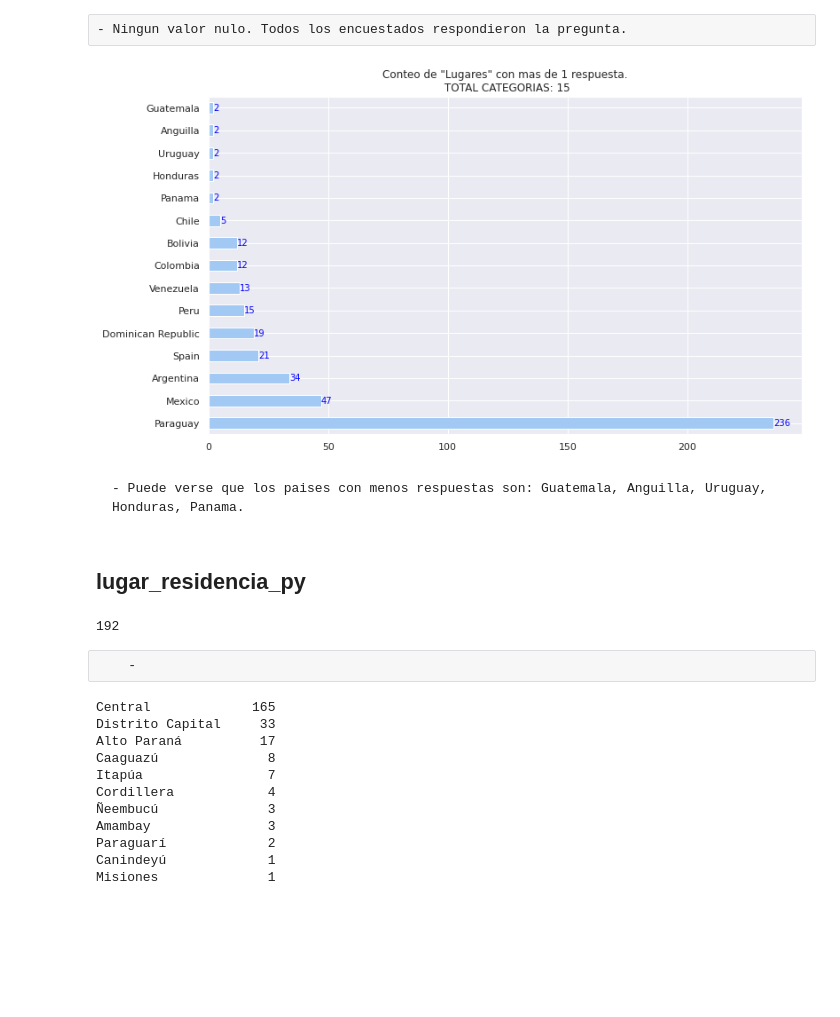
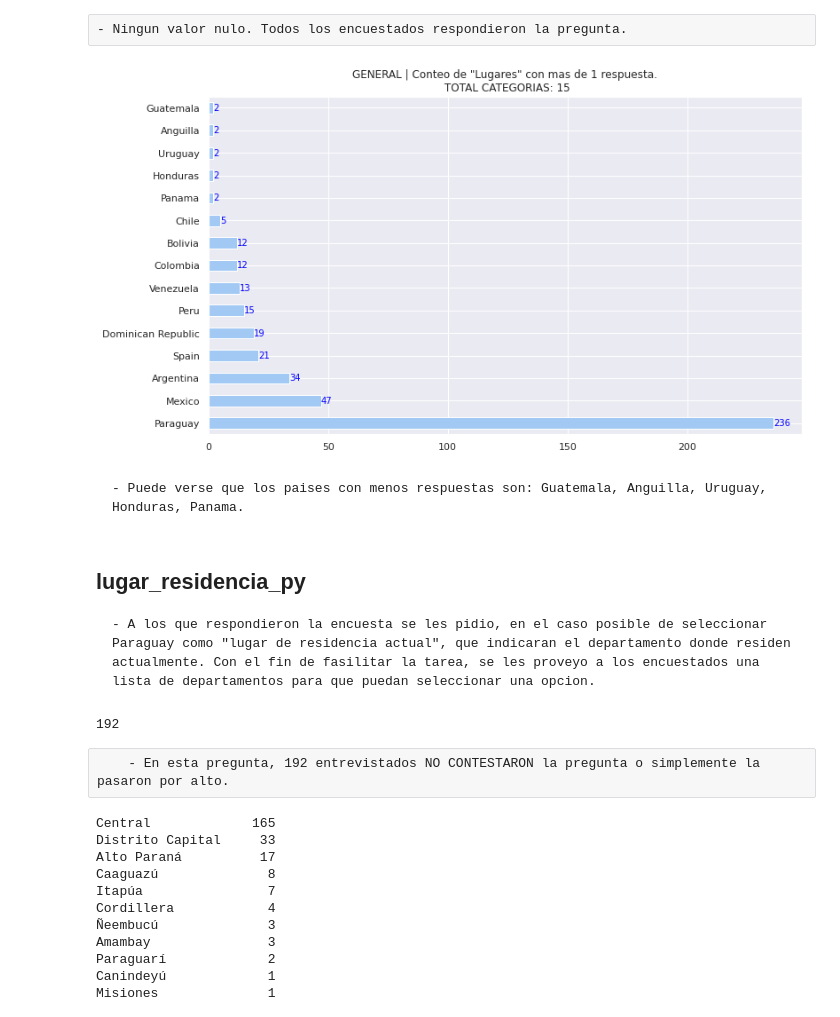
Before and after one commit to TorrezMN/Data_Science, a Jupyter notebook: notebooks/GeneralView.ipynb, the cells around one changed output. Saved outputs shown, nothing was run; the diff lists cells and outputs as text; code cells hidden in the pictures; blank space fills up the shorter version.

Commit message:
ADDED some charts in GENERAL VIEW.

```diff
--- a/notebooks/GeneralView.ipynb
+++ b/notebooks/GeneralView.ipynb
@@ -115,24 +115,25 @@ mas_una_respuesta = lr[lr>1]
 # %%
 fig1 = mas_una_respuesta.plot(
     kind='barh',
-    title=f'Conteo de "Lugares" con mas de 1 respuesta.\n TOTAL CATEGORIAS: {mas_una_respuesta.size}',
+    title=f'GENERAL | Conteo de "Lugares" con mas de 1 respuesta.\n TOTAL CATEGORIAS: {mas_una_respuesta.size}',
 )
 
 for k,v in enumerate(mas_una_respuesta):
     fig1.annotate(v,(v,k),  va='center',color='blue',fontsize=10)
 plt.show()
 # %% [output]
-[figure, old version]
+[figure, new version]
 # %% [markdown]
     - Puede verse que los paises con menos respuestas son: Guatemala, Anguilla, Uruguay, Honduras, Panama.
 # %% [markdown]
 ## lugar_residencia_py
+    - A los que respondieron la encuesta se les pidio, en el caso posible de seleccionar Paraguay como "lugar de residencia actual", que indicaran el departamento donde residen actualmente. Con el fin de fasilitar la tarea, se les proveyo a los encuestados una lista de departamentos para que puedan seleccionar una opcion.
 # %%
 df['lugar_residencia_py'].isna().sum()
 # %% [output]
 192
 # %% [raw]
-    -
+    - En esta pregunta, 192 entrevistados NO CONTESTARON la pregunta o simplemente la pasaron por alto.
 # %%
 lrpy = df['lugar_residencia_py'].value_counts()
 # %%
```
Also changed, not shown: parts of 48 cells of this notebook.
